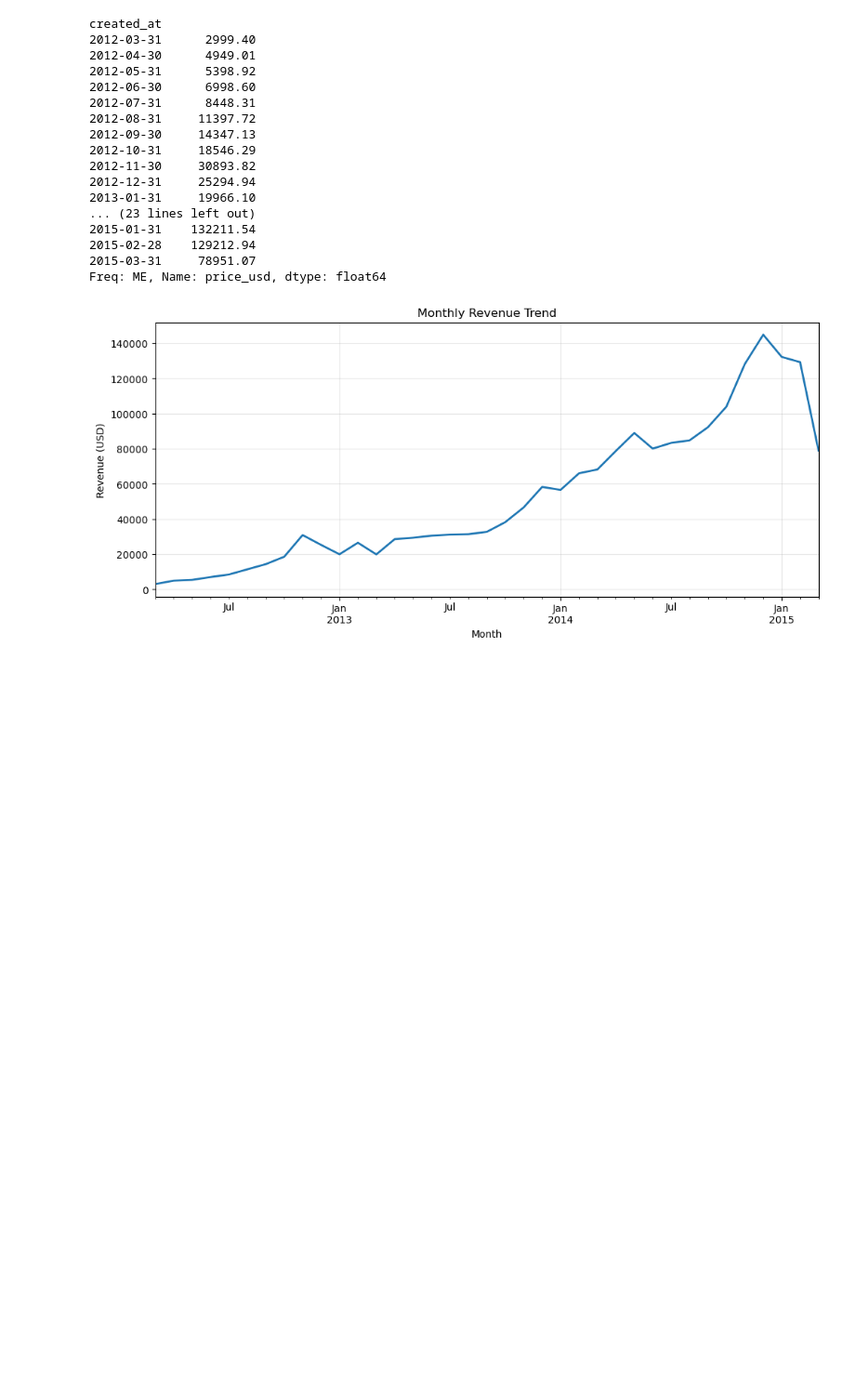
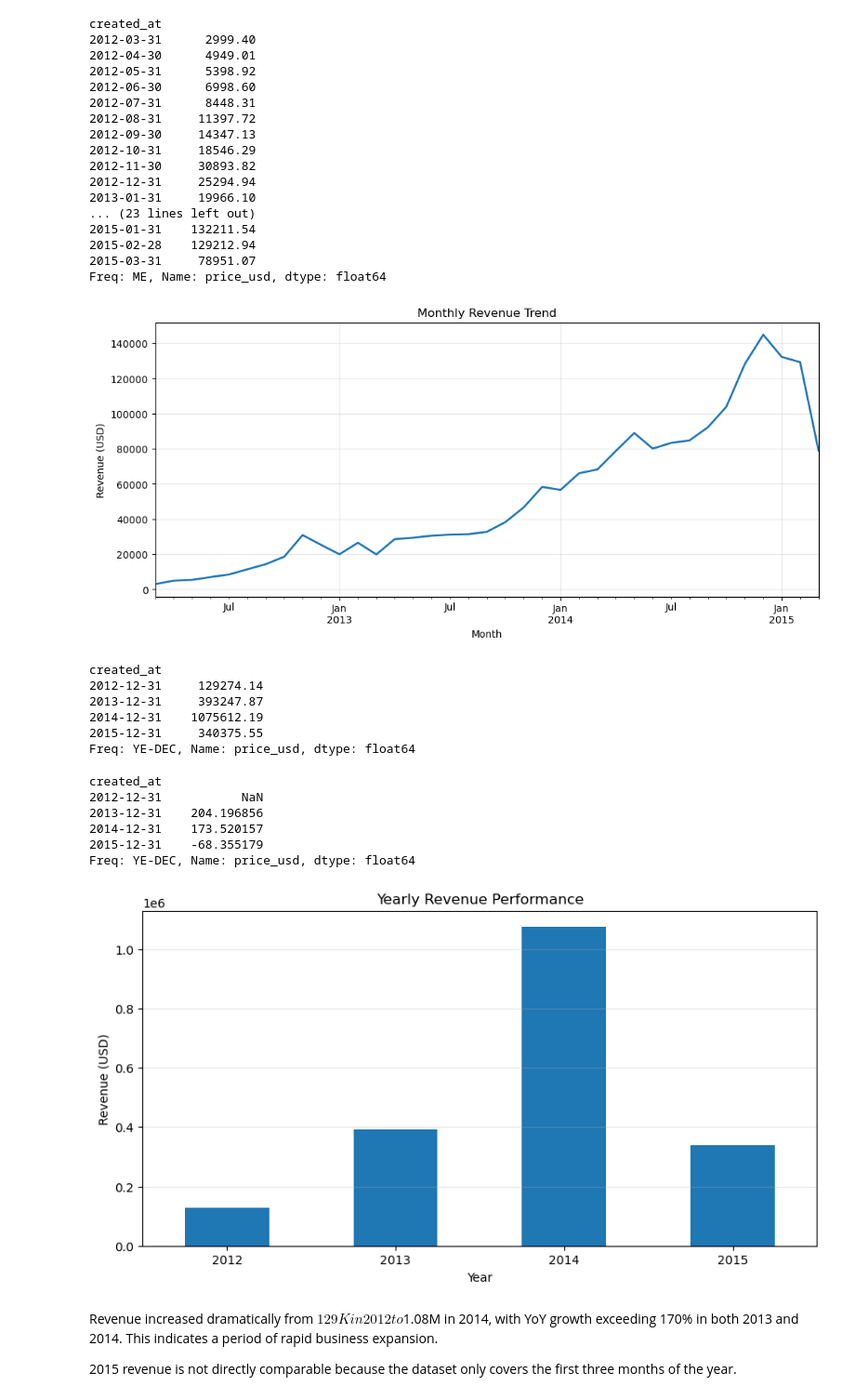
Before and after one commit to THASO1/E-Commerce-Data-Analysis, a Jupyter notebook: First_try.ipynb, the cells around one changed output. Shown at 93% size. Saved outputs shown, nothing was run; the diff lists cells and outputs as text; code cells hidden in the pictures; blank space fills up the shorter version.

Commit message:
Complete business analysis

```diff
--- a/First_try.ipynb
+++ b/First_try.ipynb
@@ -491,10 +491,7 @@ Profit Margin: 62.74%
 # Orders - Monthly Sales Trend
 
 monthly_sales = (
-    orders.df
-    .set_index("created_at")
-    .resample("ME")["price_usd"]
-    .sum()
+    orders.df.set_index("created_at").resample("ME")["price_usd"].sum()
 )
 
 monthly_sales
@@ -530,3 +527,47 @@ plt.grid(alpha=0.3)
 plt.show()
 # %% [output]
 [figure]
+# %%
+# Yearly Revenue Performance
+
+yearly_sales = (
+    orders.df.set_index("created_at").resample("YE")["price_usd"].sum()
+)
+yearly_sales
+# %% [output]
+created_at
+2012-12-31     129274.14
+2013-12-31     393247.87
+2014-12-31    1075612.19
+2015-12-31     340375.55
+Freq: YE-DEC, Name: price_usd, dtype: float64
+# %%
+yearly_growth = yearly_sales.pct_change() * 100
+yearly_growth
+# %% [output]
+created_at
+2012-12-31           NaN
+2013-12-31    204.196856
+2014-12-31    173.520157
+2015-12-31    -68.355179
+Freq: YE-DEC, Name: price_usd, dtype: float64
+# %%
+# Yearly Revenue Performance
+
+yearly_sales.index = yearly_sales.index.year
+yearly_sales.plot(
+    kind="bar",
+    figsize=(10, 5),
+    title="Yearly Revenue Performance"
+)
+plt.xlabel("Year")
+plt.ylabel("Revenue (USD)")
+plt.xticks(rotation=0)
+plt.grid(axis="y", alpha=0.3)
+plt.show()
+# %% [output]
+[figure, added]
+# %% [markdown]
+Revenue increased dramatically from $129K in 2012 to $1.08M in 2014, with YoY growth exceeding 170% in both 2013 and 2014. This indicates a period of rapid business expansion.
+
+2015 revenue is not directly comparable because the dataset only covers the first three months of the year.
```
Also changed, not shown: parts of 54 cells of this notebook.
